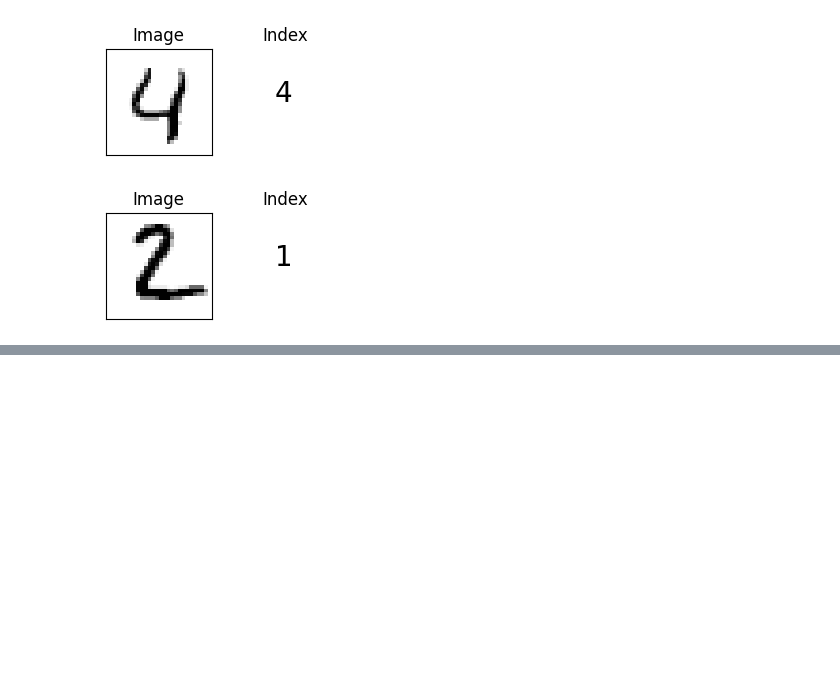
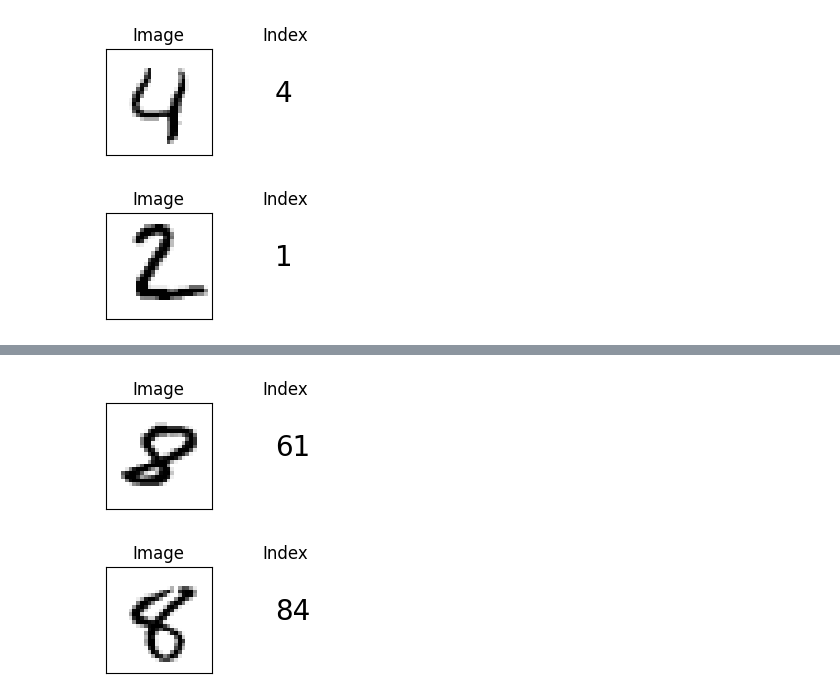
Before and after one commit to hugobbi/mnist-visual-fields, a Jupyter notebook: mnist_visual_fields_main.ipynb, the cells around one changed output, grey strips where cells are left out. Drawn from its saved outputs; the diff is of its cells as text; code cells hidden in the pictures; blank space fills up the shorter version.

```diff
--- a/mnist_visual_fields_main.ipynb
+++ b/mnist_visual_fields_main.ipynb
@@ -825,0 +866,5 @@ display_double_visual_field_mnist_nn_execution(model_LR_FAH, max_neurons=300, we
+# %%
+display_n_digits(x_test, y_test, 8, 2)
+# %% [output]
+[figure, added]
+[figure, added]
```
Also changed, not shown: parts of 12 cells of this notebook.
